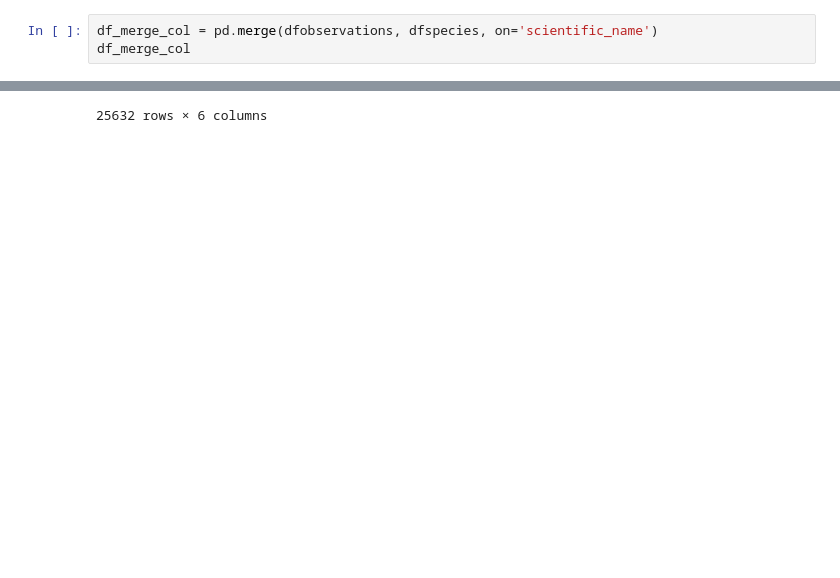
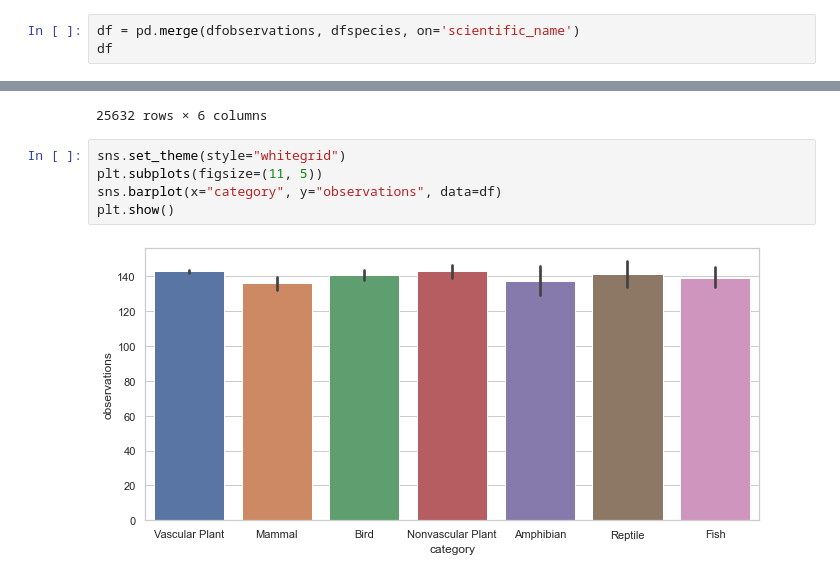
Before and after one commit to ClaudioLutz/Biodiversity, a Jupyter notebook: biodiversity.ipynb, the cells around one changed output, grey strips where cells are left out. Drawn from its saved outputs; the diff is of its cells as text; blank space fills up the shorter version.

Commit message:
First few graphs

```diff
--- a/biodiversity.ipynb
+++ b/biodiversity.ipynb
@@ -24,8 +24,8 @@ dfobservations.head()
 | 3 | Abutilon theophrasti | Bryce National Park | 84 |
 | 4 | Githopsis specularioides | Great Smoky Mountains National Park | 85 |
 # %%
-df_merge_col = pd.merge(dfobservations, dfspecies, on='scientific_name')
-df_merge_col
+df = pd.merge(dfobservations, dfspecies, on='scientific_name')
+df
 # %% [output]
 |  | scientific_name | park_name | observations | category | common_names | conservation_status |
 | 0 | Vicia benghalensis | Great Smoky Mountains National Park | 68 | Vascular Plant | Purple Vetch, Reddish Tufted Vetch | NaN |
@@ -40,3 +40,10 @@ df_merge_col
 | 25630 | Dichanthelium depauperatum | Yellowstone National Park | 255 | Vascular Plant | Green Panic-Grass, Panic Grass | NaN |
 | 25631 | Dichanthelium depauperatum | Yosemite National Park | 162 | Vascular Plant | Green Panic-Grass, Panic Grass | NaN |
 25632 rows × 6 columns
+# %%
+sns.set_theme(style="whitegrid")
+plt.subplots(figsize=(11, 5))
+sns.barplot(x="category", y="observations", data=df)
+plt.show()
+# %% [output]
+[figure, added]
```
Also changed, not shown: parts of 4 cells of this notebook.
